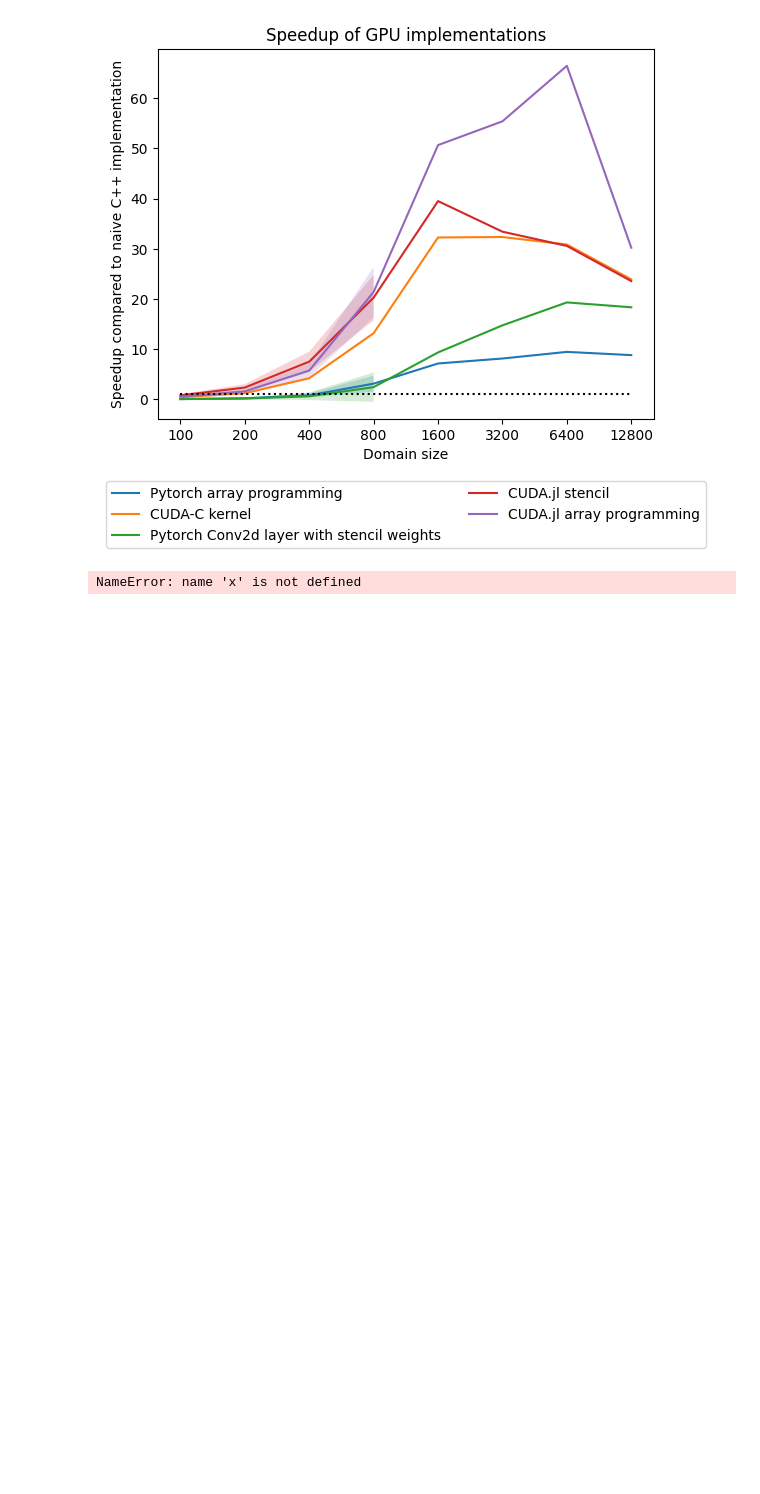
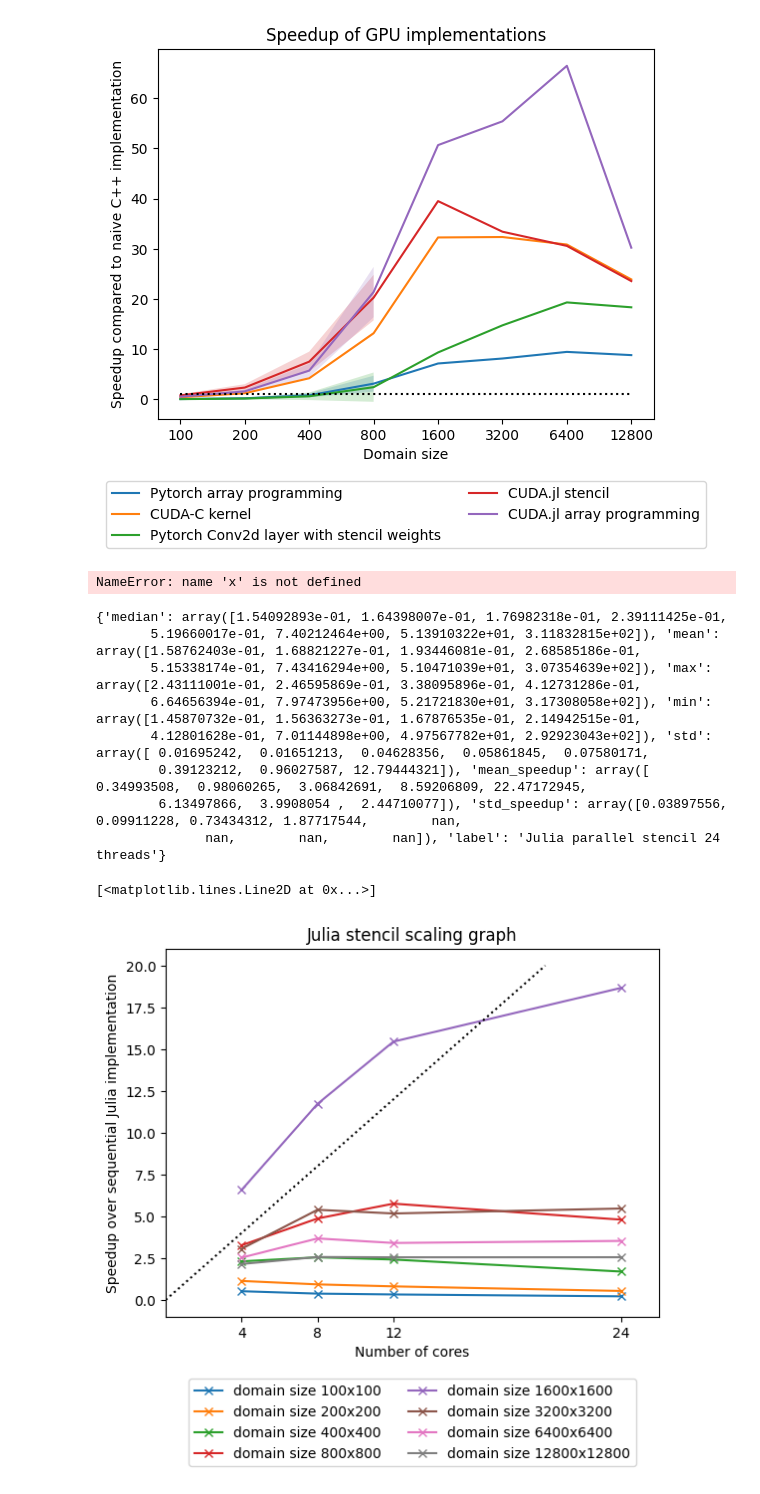
Before and after one commit to peteole/julia-2d-heat-equation, a Jupyter notebook: plotting_daniel.ipynb, the cells around one changed output. Saved outputs shown, nothing was run; the diff lists cells and outputs as text; code cells hidden in the pictures; blank space fills up the shorter version.

Commit message:
scaling graph

```diff
--- a/plotting_daniel.ipynb
+++ b/plotting_daniel.ipynb
@@ -143,3 +143,42 @@ y = [0, sp_compute, sp_compute]
 plt.loglog(x, y)
 # %% [output]
 NameError: name 'x' is not defined
+# %%
+data24 = implementations_dict["julia_parallel_stencil_24_threads"]
+print(data24)
+data12 = implementations_dict["julia_parallel_stencil_12_threads"]
+data8 = implementations_dict["julia_parallel_stencil_8_threads"]
+data4 = implementations_dict["julia_parallel_stencil"]
+
+baseline_data = implementations_dict["julia_sequential_stencil"]["mean"]
+
+scaling_list = [data4, data8, data12, data24]
+core_counts = [4, 8, 12, 24]
+domains = [100, 200, 400, 800, 1600, 3200, 6400, 12800]
+
+for domain, i in zip(domains, range(len(domains))):
+    data = []
+    for cc in scaling_list:
+        data.append(baseline_data[i] / cc["mean"][i])
+    plt.plot(core_counts, data, label="domain size {}x{}".format(domain, domain), marker="x")
+
+plt.xticks(core_counts)
+plt.title("Julia stencil scaling graph")
+plt.xlabel("Number of cores")
+plt.ylabel("Speedup over sequential Julia implementation")
+plt.legend(bbox_to_anchor=(0.5, -0.15), loc='upper center', ncol=2)
+
+plt.xlim([0, 26])
+
+plt.plot([0, 20], [0, 20], color="black", linestyle="dotted")
+# %% [output]
+{'median': array([1.54092893e-01, 1.64398007e-01, 1.76982318e-01, 2.39111425e-01,
+       5.19660017e-01, 7.40212464e+00, 5.13910322e+01, 3.11832815e+02]), 'mean': array([1.58762403e-01, 1.68821227e-01, 1.93446081e-01, 2.68585186e-01,
+       5.15338174e-01, 7.43416294e+00, 5.10471039e+01, 3.07354639e+02]), 'max': array([2.43111001e-01, 2.46595869e-01, 3.38095896e-01, 4.12731286e-01,
+       6.64656394e-01, 7.97473956e+00, 5.21721830e+01, 3.17308058e+02]), 'min': array([1.45870732e-01, 1.56363273e-01, 1.67876535e-01, 2.14942515e-01,
+       4.12801628e-01, 7.01144898e+00, 4.97567782e+01, 2.92923043e+02]), 'std': array([ 0.01695242,  0.01651213,  0.04628356,  0.05861845,  0.07580171,
+        0.39123212,  0.96027587, 12.79444321]), 'mean_speedup': array([ 0.34993508,  0.98060265,  3.06842691,  8.59206809, 22.47172945,
+        6.13497866,  3.9908054 ,  2.44710077]), 'std_speedup': array([0.03897556, 0.09911228, 0.73434312, 1.87717544,        nan,
+              nan,        nan,        nan]), 'label': 'Julia parallel stencil 24 threads'}
+[<matplotlib.lines.Line2D at 0x...>]
+[figure, added]
```
